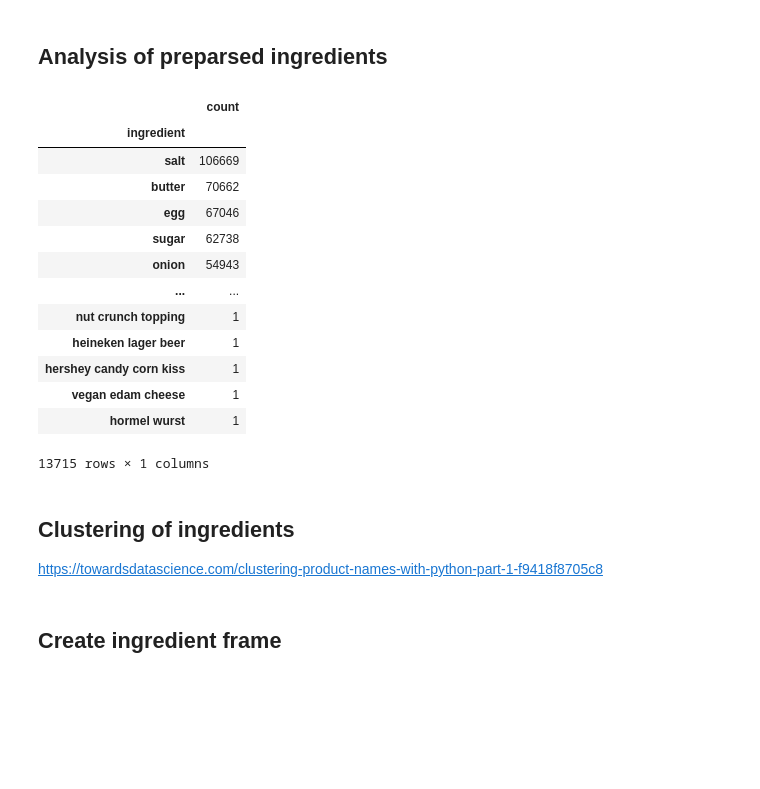
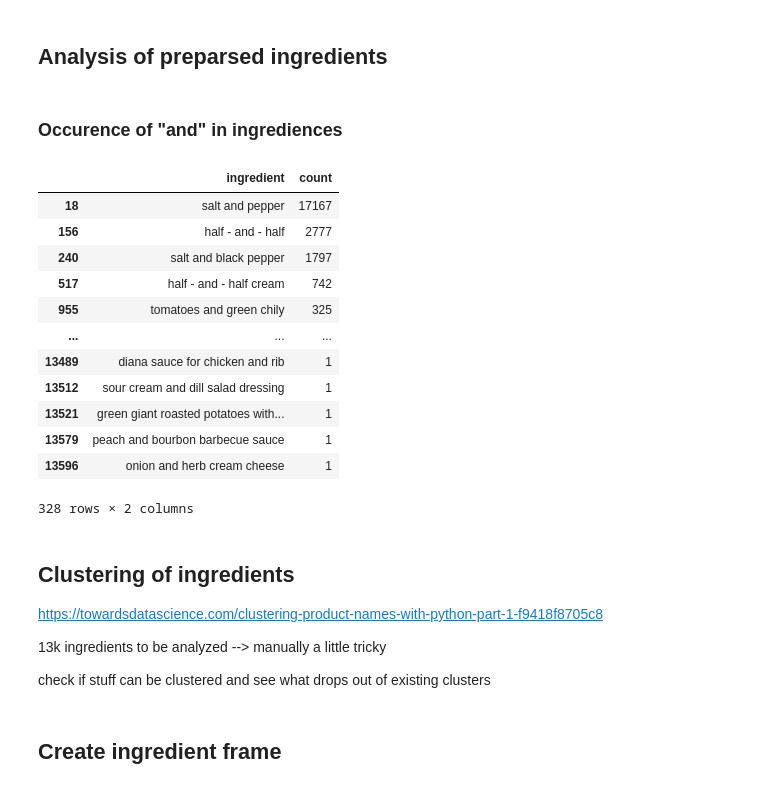
Before and after one commit to mscholl96/mad-recime, a Jupyter notebook: data/recipe1M/parser/ingEval.ipynb, the cells around one changed output. Cells and saved outputs as stored; diff of their text form; code cells hidden in the pictures; blank space fills up the shorter version.

```diff
--- a/data/recipe1M/parser/ingEval.ipynb
+++ b/data/recipe1M/parser/ingEval.ipynb
@@ -123,25 +132,36 @@ def postproc_ings(row):
 # %% [markdown]
 ## Analysis of preparsed ingredients
 # %%
-baseFrame['ingredient'].value_counts().to_frame().rename(columns={'ingredient': 'count'}).rename_axis('ingredient')
+ingCount = baseFrame['ingredient'].value_counts().to_frame().rename(columns={'ingredient': 'count'}).rename_axis('ingredient').reset_index()
-# %% [output]
-|  | count |
-| ingredient |  |
-| salt | 106669 |
-| butter | 70662 |
-| egg | 67046 |
-| sugar | 62738 |
-| onion | 54943 |
-| ... | ... |
-| nut crunch topping | 1 |
-| heineken lager beer | 1 |
-| hershey candy corn kiss | 1 |
-| vegan edam cheese | 1 |
-| hormel wurst | 1 |
-13715 rows × 1 columns
+# %% [markdown]
+### Occurence of "and" in ingrediences
+# %%
+ingCount[ingCount['ingredient'].str.contains(" and ")]
+# ingCount[ingCount['ingredient'].str.contains("half - and - half")]
+# ingCount[ingCount['ingredient'].str.contains('"')]
+# ingCount[ingCount['ingredient'].str.contains('flmy')]
+# ingCount[ingCount['ingredient'].str.contains('my') & ~ingCount['ingredient'].str.contains('flmy')]
+# %% [output]
+|  | ingredient | count |
+| 18 | salt and pepper | 17167 |
+| 156 | half - and - half | 2777 |
+| 240 | salt and black pepper | 1797 |
+| 517 | half - and - half cream | 742 |
+| 955 | tomatoes and green chily | 325 |
+| ... | ... | ... |
+| 13489 | diana sauce for chicken and rib | 1 |
+| 13512 | sour cream and dill salad dressing | 1 |
+| 13521 | green giant roasted potatoes with... | 1 |
+| 13579 | peach and bourbon barbecue sauce | 1 |
+| 13596 | onion and herb cream cheese | 1 |
+328 rows × 2 columns
 # %% [markdown]
 ## Clustering of ingredients
 https://towardsdatascience.com/clustering-product-names-with-python-part-1-f9418f8705c8
+
+13k ingredients to be analyzed --> manually a little tricky
+
+check if stuff can be clustered and see what drops out of existing clusters
 # %% [markdown]
 ## Create ingredient frame
 # %%
```
Also changed, not shown: parts of 12 cells of this notebook.
